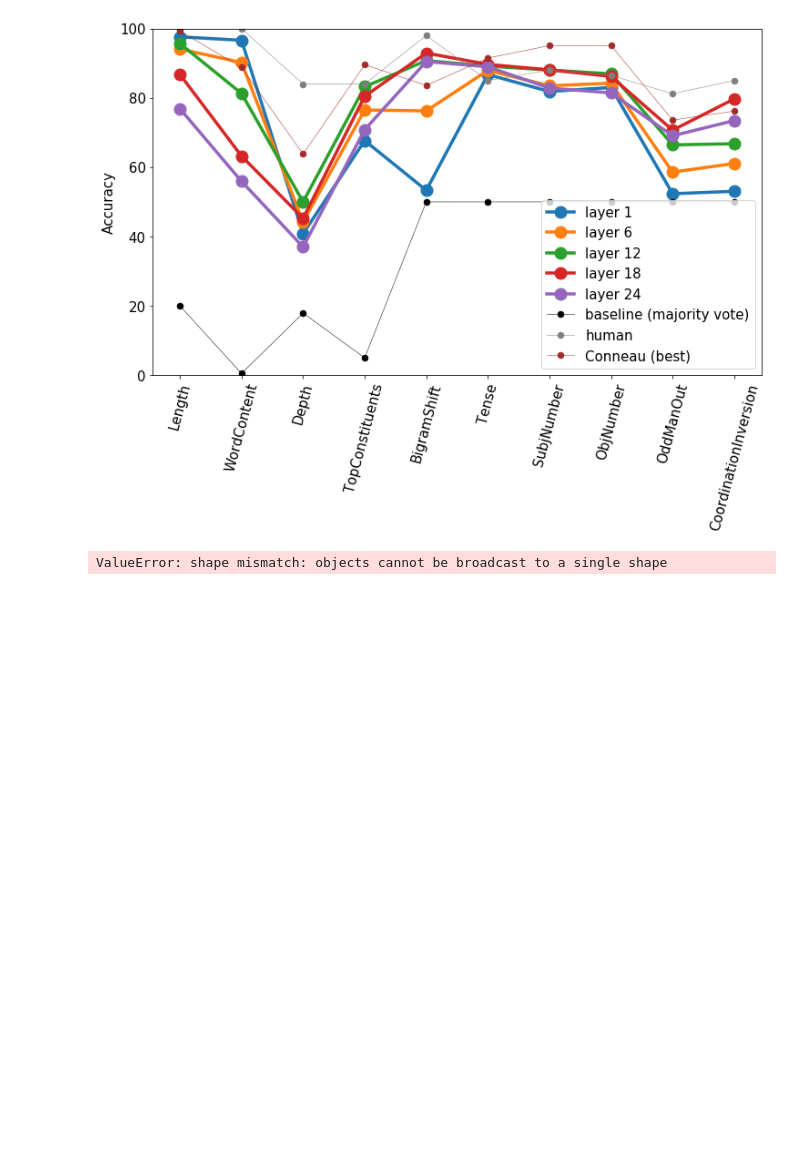
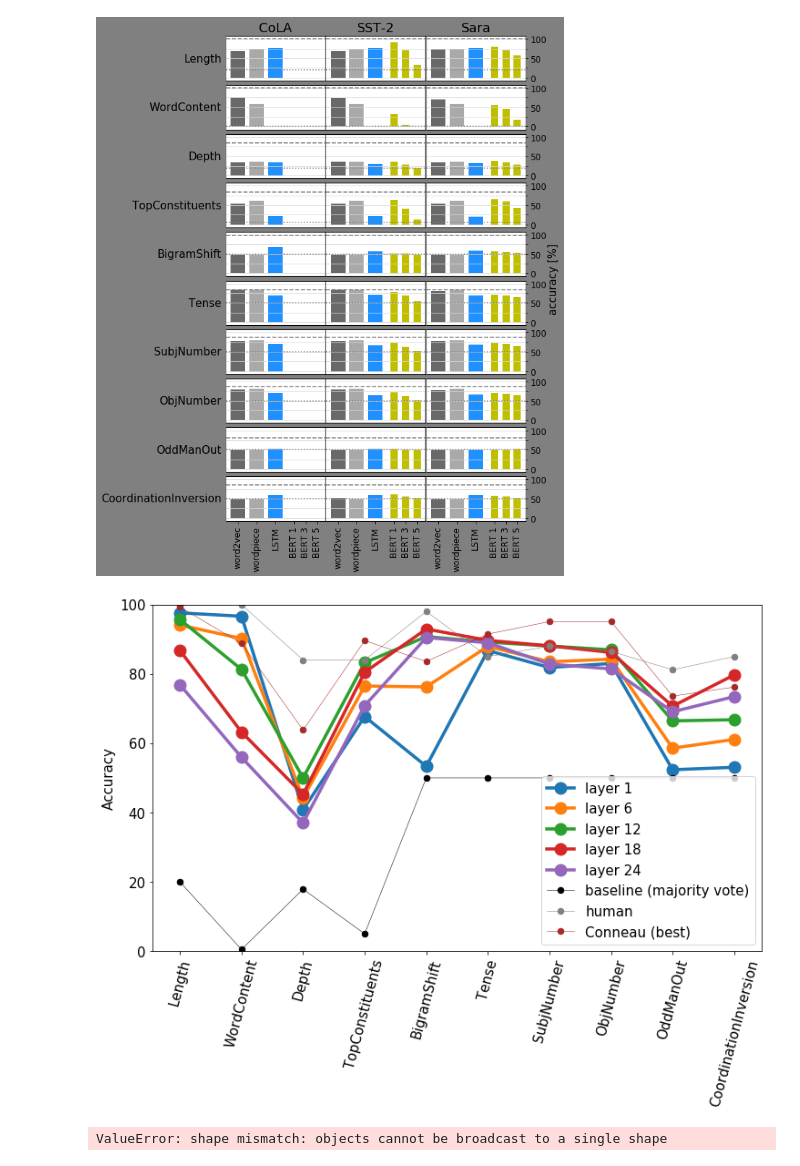
Before and after one commit to samsucik/knowledge-distil-bert, a Jupyter notebook: experiments/analysis/Probing.ipynb, the cells around one changed output. Saved outputs shown, nothing was run; the diff lists cells and outputs as text; code cells hidden in the pictures; blank space fills up the shorter version.

```diff
--- a/experiments/analysis/Probing.ipynb
+++ b/experiments/analysis/Probing.ipynb
@@ -144,3 +172,72 @@ fig.savefig("img/probing_master.png")
+# %%
+ncols = 3
+fig, axs = plt.subplots(nrows=T, ncols=ncols, figsize=(9, 11), sharex=True, sharey=True)
+yticks_major = np.arange(3)*50
+yticks_minor = np.arange(5)*25
+yticklabels = np.arange(3)*50
+grid_colour = np.array([1.0, 1.0, 1.0, 1.0])*0.85
+for row, task_name in enumerate(task_names):
+    axs[row][0].set_ylabel(task_name, rotation=0, labelpad=3, horizontalalignment="right",
+                           verticalalignment="center")
+    for col, glue_task in enumerate(glue_tasks):
+        axs[0][col].set_title(glue_task)
+        ax = axs[row][col]
+        # embed_word, embed_wordpiece, LSTM, BERT
+        w = 1.0
+        space = 0.3
+        ys = []
+        cl = ["dimgrey", "darkgrey", "dodgerblue"]
+        ws = [w, w, w]
+        xs = [i*(w+space) for i in range(4)] + [3.5*w + 4*space, 4*w + 5*space]
+        for embed_type in embed_types:
+            ys.append(vals_to_plot_embed[glue_task][embed_type][task_name])
+        ys.append(vals_to_plot[glue_task]["LSTM"][-1][task_name])
+        for layer in [0, 2, 4]:
+            ys.append(0 if layer not in vals_to_plot[glue_task]["BERT"] else \
+                      vals_to_plot[glue_task]["BERT"][layer][task_name])
+            cl.append("y")
+            ws.append(w/2)
+        xticklabels = ["word2vec", "wordpiece", "LSTM"] + [("BERT " + str(l+1)) for l in [0, 2, 4]]
+        ax.tick_params(axis="y", which="both", length=0)
+        if row < T-1:
+            ax.tick_params(axis="x", which="both", length=0)
+        else:
+            ax.set_xticks(xs)
+            ax.tick_params("x", labelsize=12)
+            ax.set_xticklabels(xticklabels, rotation=90)
+
+        if col == ncols - 1:
+            ax.tick_params("y", right=True, left=False, labelright=True, length=3, which="both", labelsize=12)
+            ax.set_yticks(yticks_major, minor=False)
+            ax.set_yticks(yticks_minor, minor=True)
+            ax.set_yticklabels(yticklabels)
+        else:
+            ax.tick_params("y", left=False, labelleft=False, right=False, labelright=False)
+
+        ax.axhline(baselines["majority"][row], linestyle=":", c="grey")
+        ax.axhline(baselines["human"][row], linestyle="--", c="grey")
+        ax.bar(x=xs, height=ys, color=cl, width=ws)
+
+        ax.set_ylim(bottom=-8, top=108)
+        ax.grid(axis="y", color=grid_colour, which="both")
+        [i.set_linewidth(1.1) for i in [ax.spines[k] for k in ["top", "bottom"]]]
+        [i.set_linewidth(0.2) for i in [ax.spines[k] for k in ["right", "left"]]]
+
+fig.tight_layout(h_pad=0.0, w_pad=0.1)
+
+fig.add_subplot(111, frameon=False)
+ax = plt.gca()
+ax.tick_params(labelcolor='none', top=False, bottom=False, left=False, right=False, length=0)
+ax.yaxis.set_label_position("right")
+ax.yaxis.tick_right()
+ax.set_ylabel("accuracy [%]")
+
+fig.patch.set_facecolor("grey")
+
+plt.show()
+fig.savefig("img/probing_master_students.png")
+# %% [output]
+[figure, added]
 # %%
 layers = [0, 5, 11, 17, -1]
 vals_to_plot = {l: [] for l in layers}
```
Also changed, not shown: parts of 2 cells of this notebook, 31 other files.
